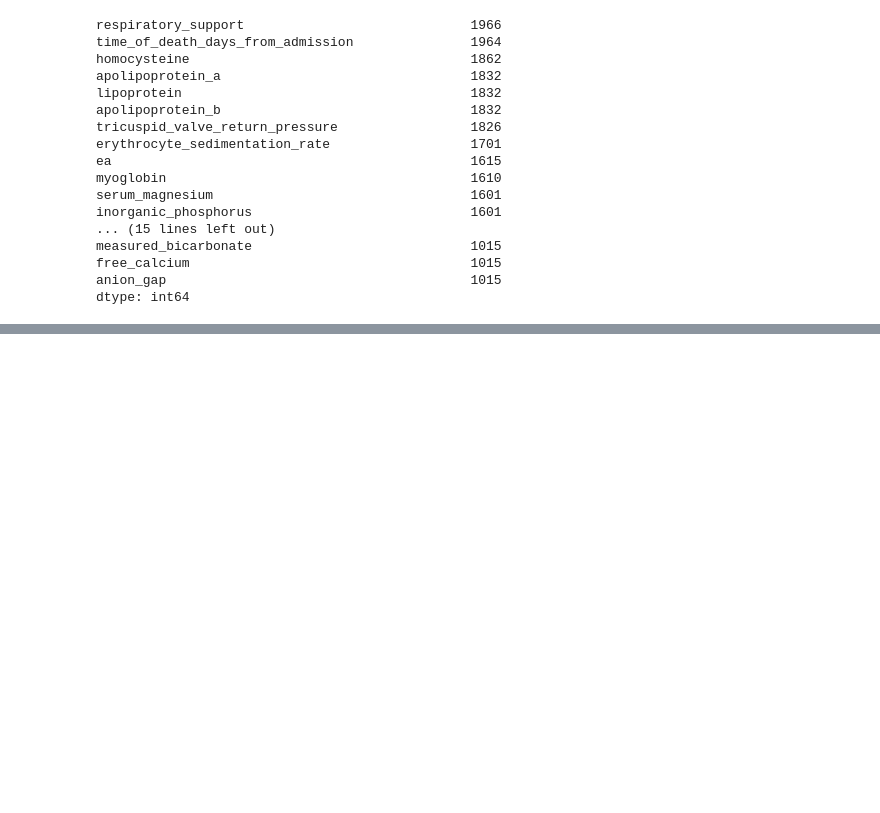
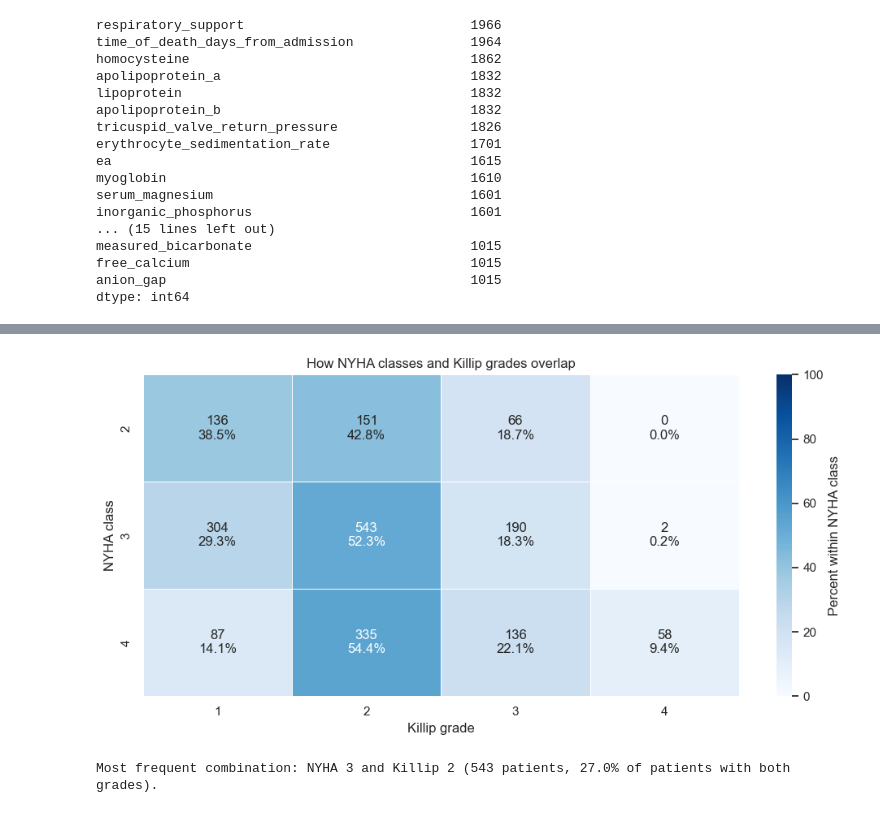
Before and after one commit to shraddhaparakh/Team11_PyInsights_Python-Hackathon-_SEP2026, a Jupyter notebook: Team11_PyInsights_2. Descriptive Analysis.ipynb, the cells around one changed output, grey strips where cells are left out. Cells and saved outputs as stored; diff of their text form; code cells hidden in the pictures; blank space fills up the shorter version.

```diff
--- a/Team11_PyInsights_2. Descriptive Analysis.ipynb
+++ b/Team11_PyInsights_2. Descriptive Analysis.ipynb
@@ -160,0 +300,28 @@ dtype: int64
+# %%
+# Step 2: Label each heatmap cell with both the patient count and the row percentage.
+labels = np.array([
+    [f"{pair_counts.loc[nyha, killip]:,}\n{pair_percent.loc[nyha, killip]:.1f}%"
+     if row_totals.loc[nyha] else "No patients"
+     for killip in pair_counts.columns]
+    for nyha in pair_counts.index
+])
+
+plt.figure(figsize=(10, 5))
+sns.heatmap(
+    pair_percent.fillna(0), annot=labels, fmt="", cmap="Blues", vmin=0, vmax=100,
+    cbar_kws={"label": "Percent within NYHA class"}, linewidths=0.5,
+)
+plt.title("How NYHA classes and Killip grades overlap")
+plt.xlabel("Killip grade")
+plt.ylabel("NYHA class")
+plt.tight_layout()
+plt.show()
+
+# Give the reader a factual result without claiming that matching numbers mean agreement.
+largest_pair = pair_counts.stack().idxmax()
+largest_count = int(pair_counts.loc[largest_pair])
+print(f"Most frequent combination: NYHA {largest_pair[0]} and Killip {largest_pair[1]} "
+      f"({largest_count:,} patients, {largest_count / len(severity_pairs):.1%} of patients with both grades).")
+# %% [output]
+[figure, added]
+Most frequent combination: NYHA 3 and Killip 2 (543 patients, 27.0% of patients with both grades).
```
Also changed, not shown: parts of 14 cells of this notebook.
